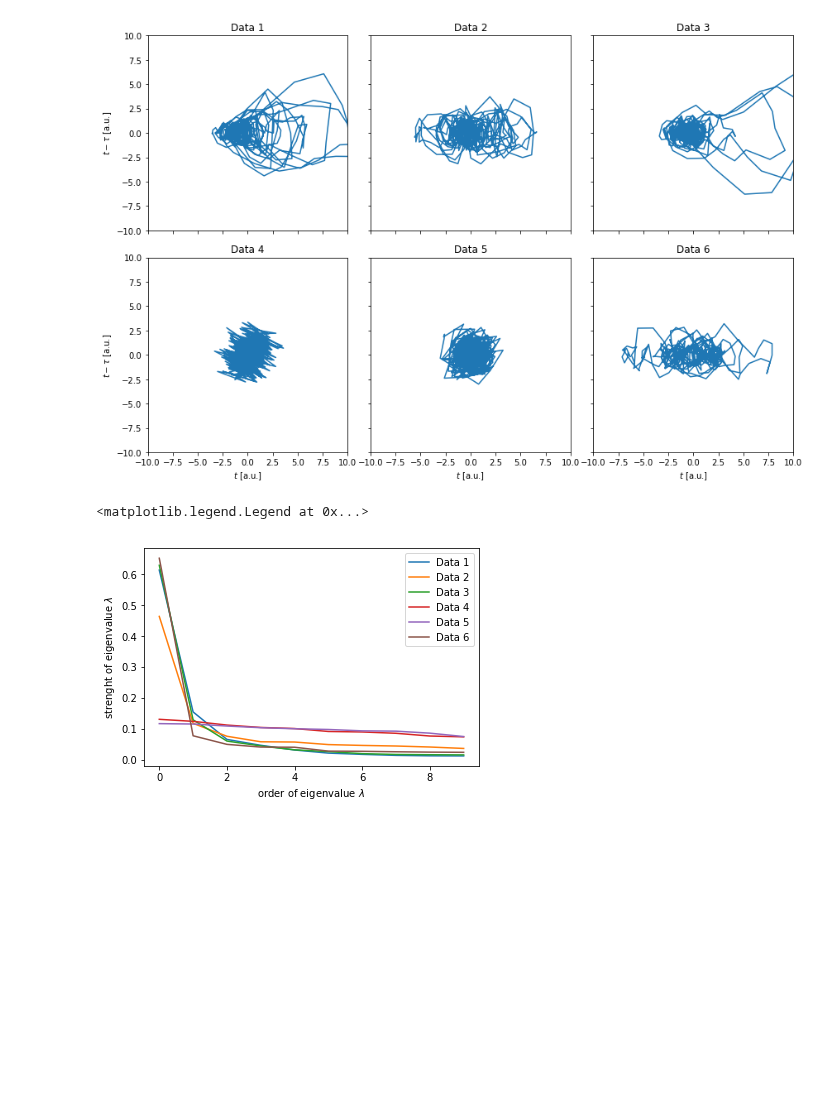
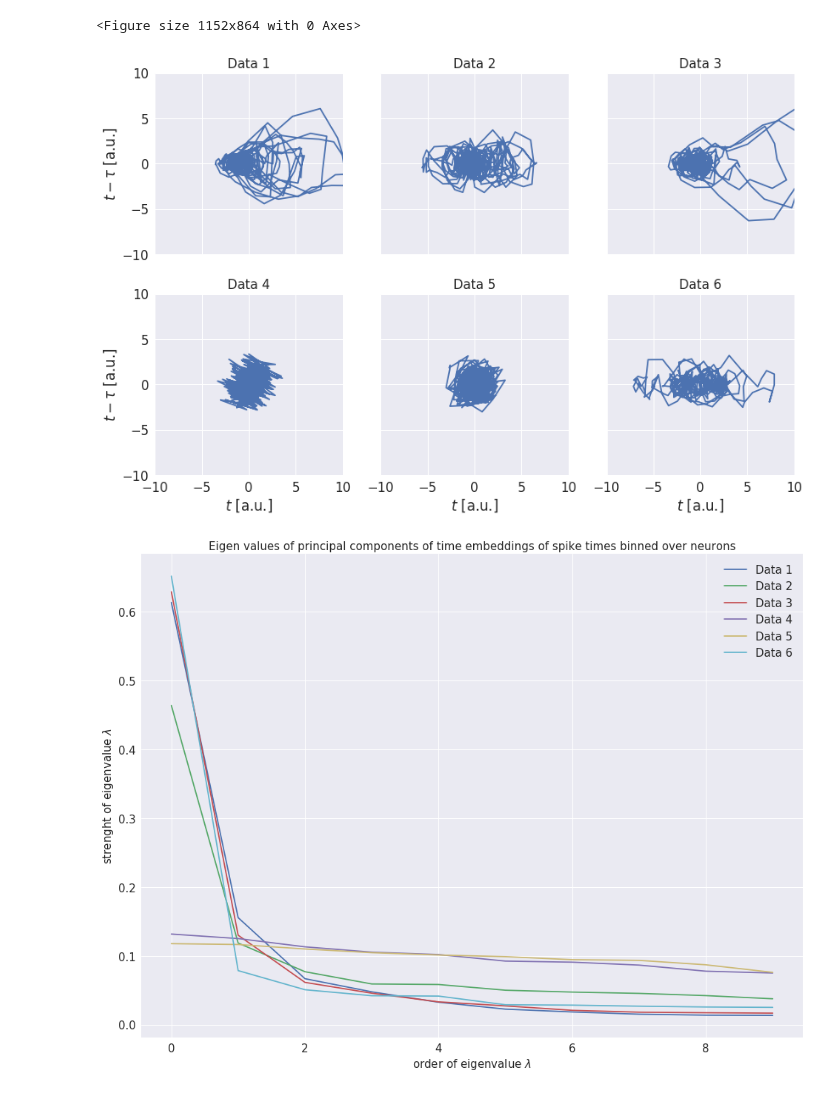
Before and after one commit to Mikkolehtimaki/eitn_model_validation, a Jupyter notebook: Attractor.ipynb, the cells around one changed output. Drawn from its saved outputs; the diff is of its cells as text; code cells hidden in the pictures; blank space fills up the shorter version.

```diff
--- a/Attractor.ipynb
+++ b/Attractor.ipynb
@@ -5,11 +5,14 @@ import elephant
 from elephant.statistics import isi
 #import vizi
 #import misc
+import matplotlib
 import matplotlib.pyplot as plt
 import neo
 import seaborn as sns
 %matplotlib inline
 
+matplotlib.rcParams['figure.figsize'] = [16, 12]
+sns.set(font_scale=1.5)
 
 from sklearn.decomposition import PCA
 from scipy import stats
@@ -128,6 +137,7 @@ pca6 = PCA()
 pca6.fit(x6.T)
 x6 = pca6.transform(x6.T).T
 # %%
+plt.clf()
 f, ((ax1, ax2, ax3), (ax4, ax5, ax6)) = plt.subplots(2, 3, sharex='col', sharey='row', figsize=(12,8))
 ax1.plot(x1[0], x1[1])
 ax2.plot(x2[0], x2[1])
@@ -145,12 +155,12 @@ ax1.set_ylim(-lim_value,lim_value)
 ax2.set_ylim(-lim_value,lim_value)
 ax5.set_ylim(-lim_value,lim_value)
 
-ax1.set_title('Data 1')
-ax2.set_title('Data 2')
-ax3.set_title('Data 3')
-ax4.set_title('Data 4')
-ax5.set_title('Data 5')
-ax6.set_title('Data 6')
+ax1.set_title('Data 1', fontsize=15)
+ax2.set_title('Data 2', fontsize=15)
+ax3.set_title('Data 3', fontsize=15)
+ax4.set_title('Data 4', fontsize=15)
+ax5.set_title('Data 5', fontsize=15)
+ax6.set_title('Data 6', fontsize=15)
 
 ax1.set_ylabel(r'$t-\tau$ [a.u.]')
 ax4.set_ylabel(r'$t-\tau$ [a.u.]')
@@ -158,23 +168,26 @@ ax4.set_xlabel(r'$t$ [a.u.]')
 ax5.set_xlabel(r'$t$ [a.u.]')
 ax6.set_xlabel(r'$t$ [a.u.]')
 plt.tight_layout()
-
+plt.savefig('pca_of_embeddings.png')
 plt.show()
 # %% [output]
+<Figure size 1152x864 with 0 Axes>
-[figure, old version]
+[figure, new version]
 # %%
+plt.clf()
 plt.plot(pca1.explained_variance_/np.sum(pca1.explained_variance_), label='Data 1')
 plt.plot(pca2.explained_variance_/np.sum(pca2.explained_variance_), label='Data 2')
 plt.plot(pca3.explained_variance_/np.sum(pca3.explained_variance_), label='Data 3')
 plt.plot(pca4.explained_variance_/np.sum(pca4.explained_variance_), label='Data 4')
 plt.plot(pca5.explained_variance_/np.sum(pca5.explained_variance_), label='Data 5')
 plt.plot(pca6.explained_variance_/np.sum(pca6.explained_variance_), label='Data 6')
-plt.xlabel('order of eigenvalue $\lambda$')
-plt.ylabel('strenght of eigenvalue $\lambda$')
-plt.legend(loc='best')
+plt.xlabel('order of eigenvalue $\lambda$', fontsize=15)
+plt.ylabel('strenght of eigenvalue $\lambda$', fontsize=15)
+plt.legend(loc='best', fontsize=15)
+plt.title('Eigen values of principal components of time embeddings of spike times binned over neurons', fontsize=15)
+plt.savefig('pca_eigenvalues.png')
 # %% [output]
-<matplotlib.legend.Legend at 0x...>
-[figure, old version]
+[figure, new version]
 # %%
 dists = [pca1.explained_variance_,pca2.explained_variance_,pca3.explained_variance_,
          pca4.explained_variance_,pca5.explained_variance_,pca6.explained_variance_]
```
Also changed, not shown: parts of 3 cells of this notebook, 4 other files.
